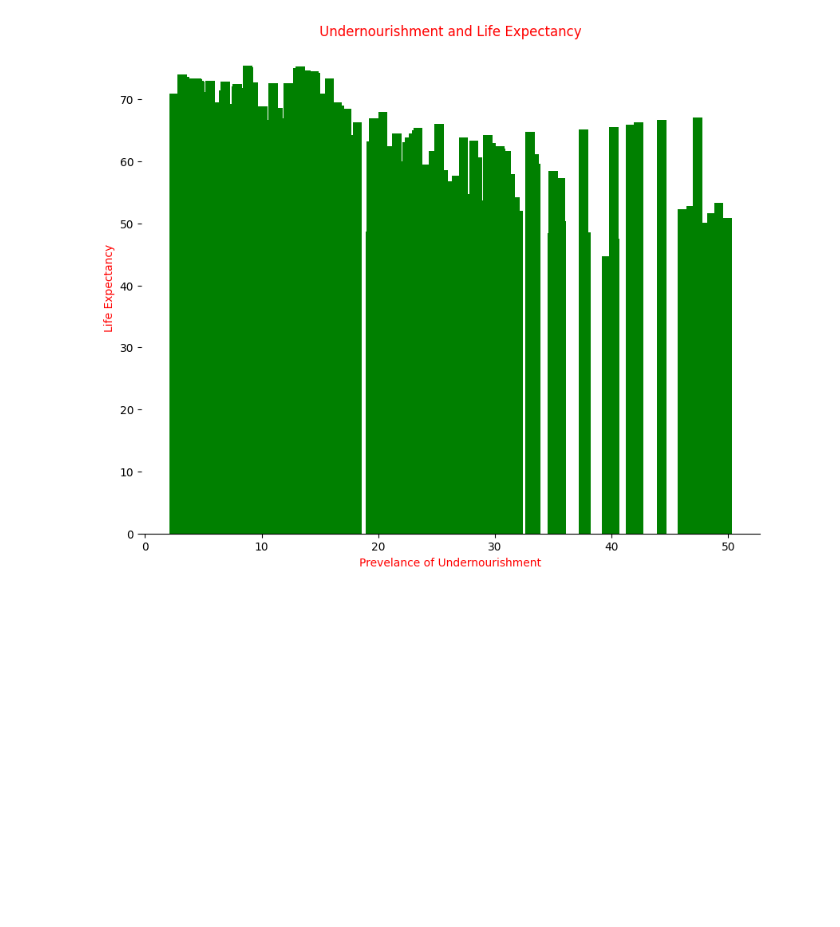
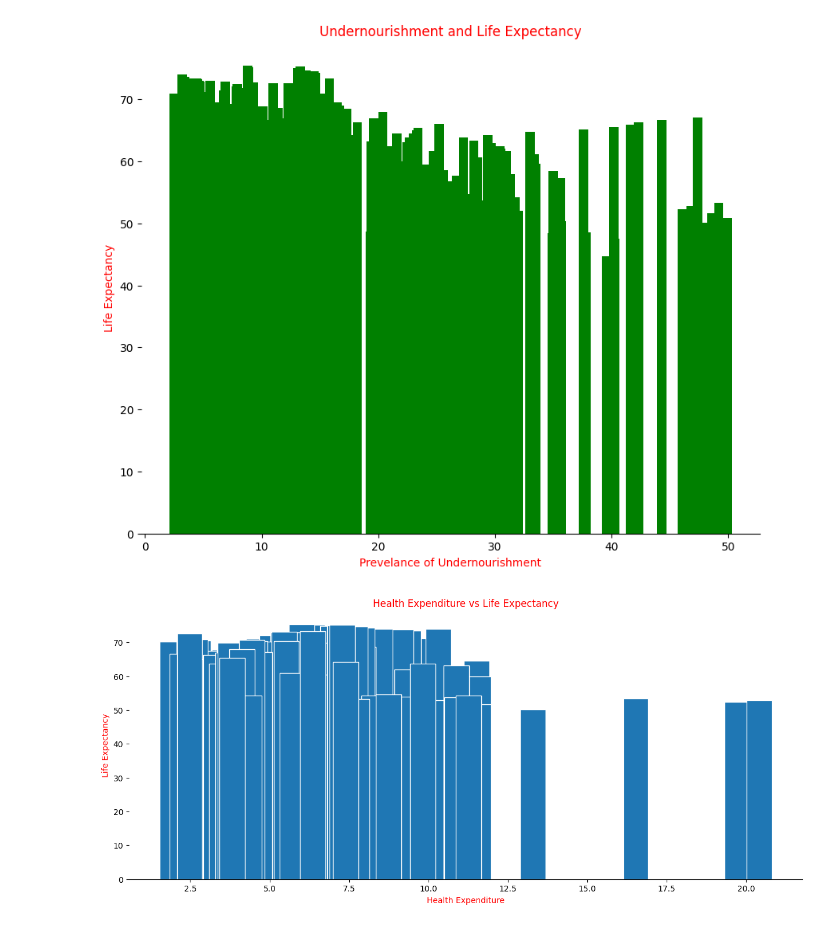
Before and after one commit to adinsa1/Data110, a Jupyter notebook: Assefa_Data110Project2.ipynb, the cells around one changed output. Saved outputs shown, nothing was run; the diff lists cells and outputs as text; code cells hidden in the pictures; blank space fills up the shorter version.

```diff
--- a/Assefa_Data110Project2.ipynb
+++ b/Assefa_Data110Project2.ipynb
@@ -224,4 +224,18 @@ ax.spines['left'].set_visible(False)
 plt.show()
 # %% [output]
 [figure]
+# %%
+# Bar Graph - CO2 vs Life Expectancy
+plt.figure(figsize=(15, 6))
+plt.bar(df['Health Expenditure %'],df['Life Expectancy World Bank'], edgecolor='white')
+plt.title('Health Expenditure vs Life Expectancy', color = 'red')
+plt.xlabel('Health Expenditure', color = 'red')
+plt.ylabel('Life Expectancy', color = 'red')
+ax=plt.gca()
+ax.spines['top'].set_visible(False)
+ax.spines['right'].set_visible(False)
+ax.spines['left'].set_visible(False)
+plt.show()
+# %% [output]
+[figure, added]
 # %%
```
Also changed, not shown: parts of 1 cell of this notebook.
